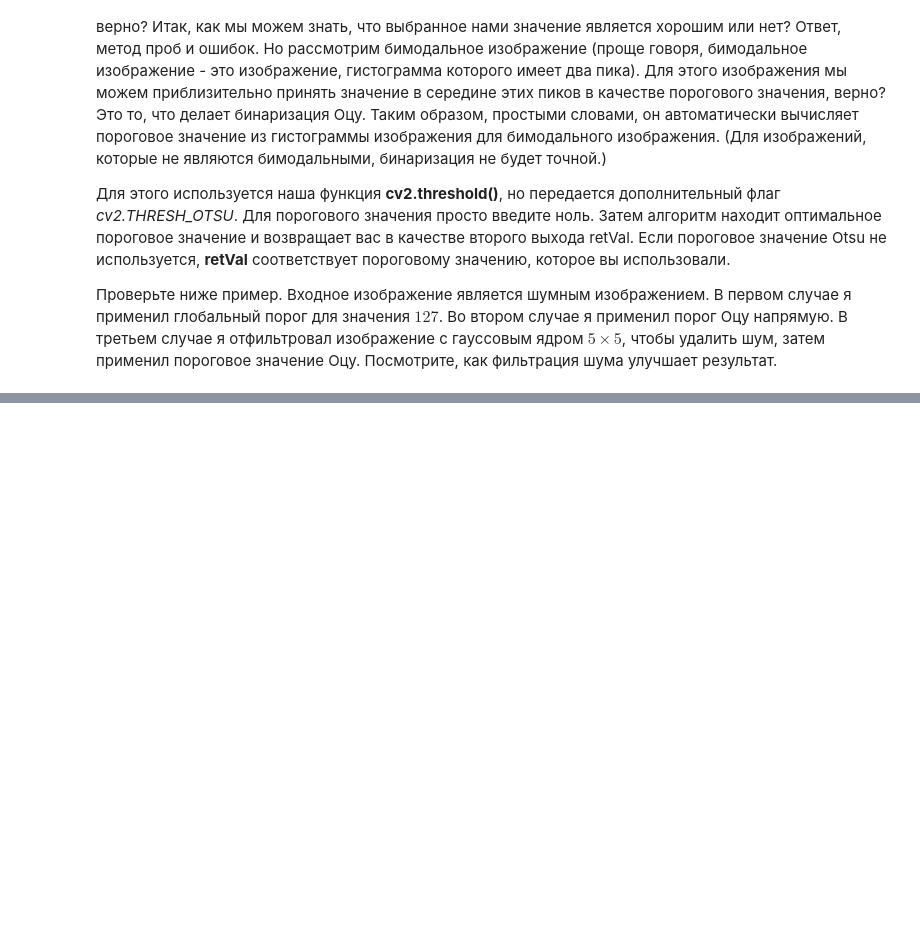
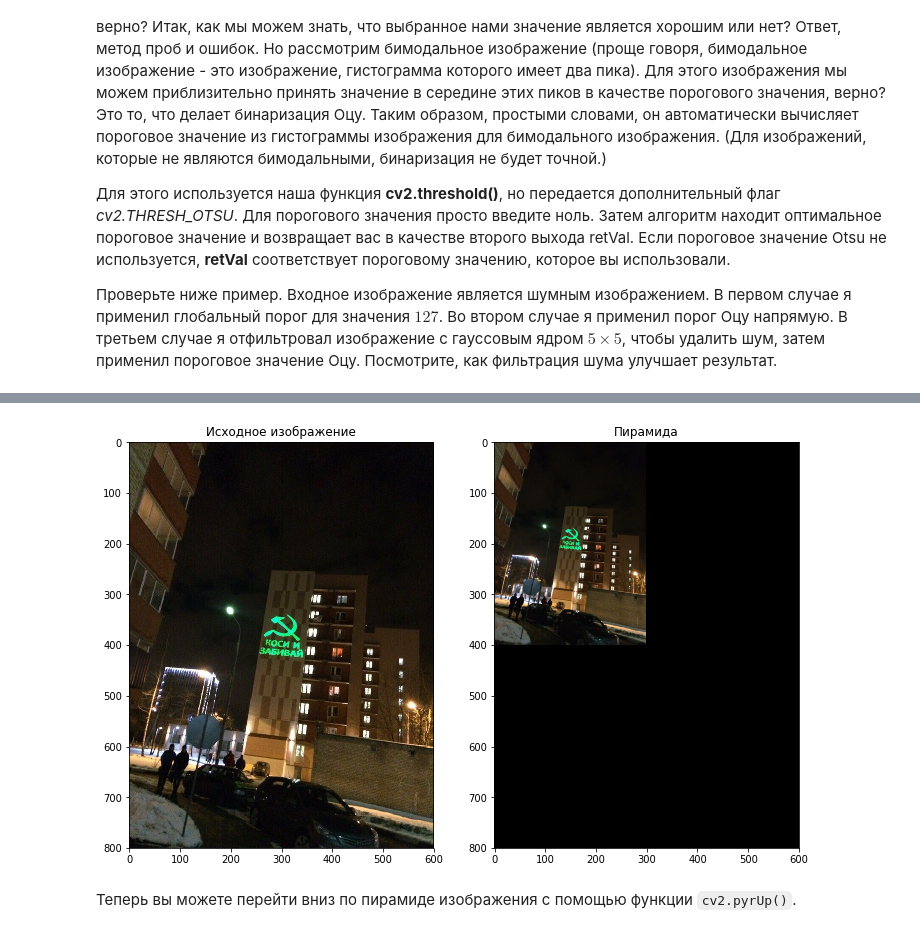
Before and after one commit to Keleas/Computer_Vision_School, a Jupyter notebook: 03. Simple features/[seminar]simple_features.ipynb, the cells around one changed output, grey strips where cells are left out. Saved outputs shown, nothing was run; the diff lists cells and outputs as text; code cells hidden in the pictures; blank space fills up the shorter version.

````diff
--- a/03. Simple features/[seminar]simple_features.ipynb
+++ b/03. Simple features/[seminar]simple_features.ipynb
@@ -570,0 +581,22 @@ plt.show()
+# %%
+img = cv2.imread('img/8_ka.jpg')
+img = cv2.cvtColor(img, cv2.COLOR_BGR2RGB)
+
+h, w, _ = img.shape
+zero_back = np.zeros((h, w, 3), np.uint8)
+
+lower_reso = cv2.pyrDown(img)
+h, w, _ = lower_reso.shape
+zero_back[:h, :w, :] = lower_reso
+# %%
+fig, m_axs = plt.subplots(1, 2, figsize=(12, 9))
+ax1, ax2 = m_axs
+
+ax1.set_title('Исходное изображение')
+ax1.imshow(img, cmap='gray')
+ax2.set_title('Пирамида')
+ax2.imshow(zero_back, cmap='gray');
+# %% [output]
+[figure, added]
+# %% [markdown]
+Теперь вы можете перейти вниз по пирамиде изображения с помощью функции ```cv2.pyrUp()```.
````
Also changed, not shown: parts of 10 cells of this notebook, 1 other file.
